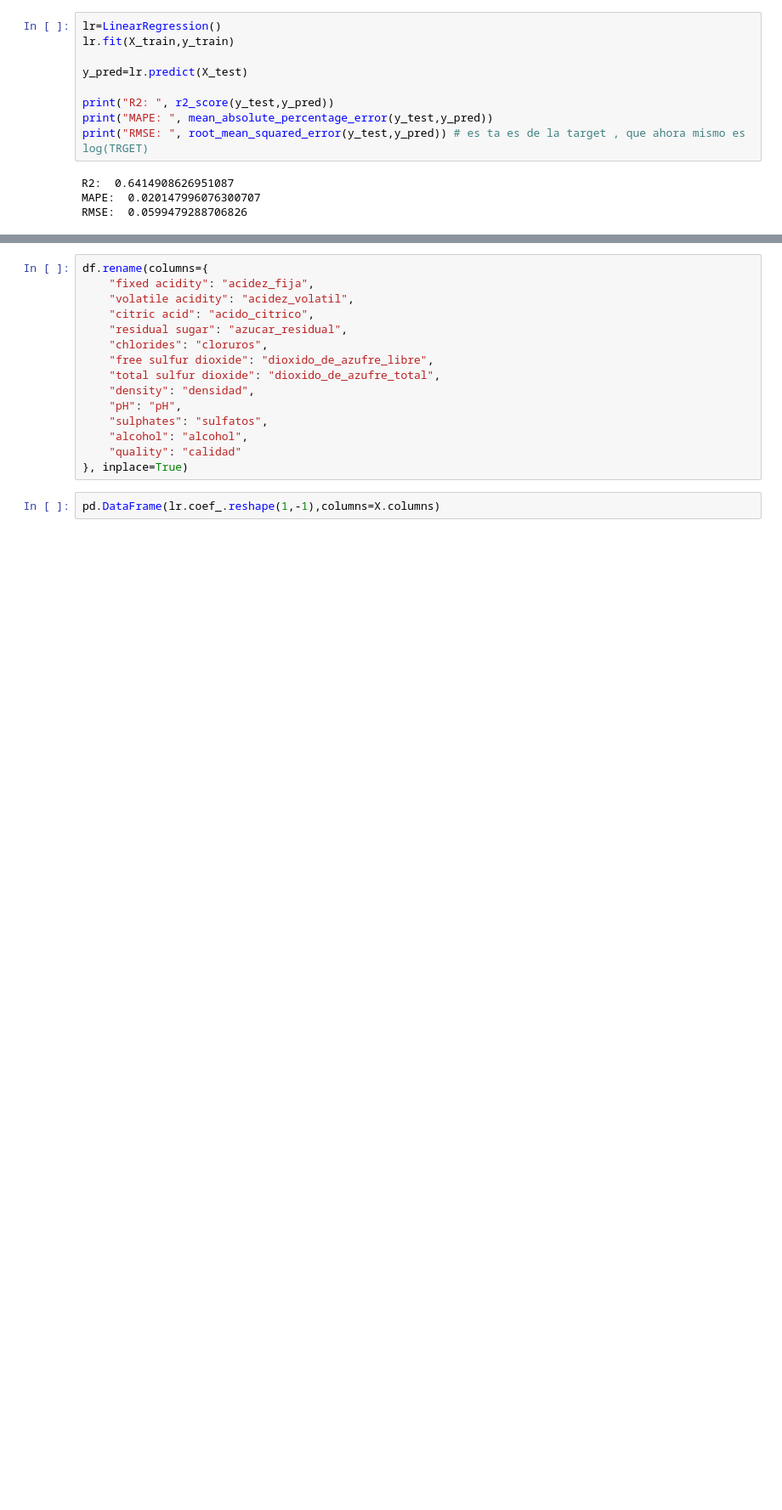
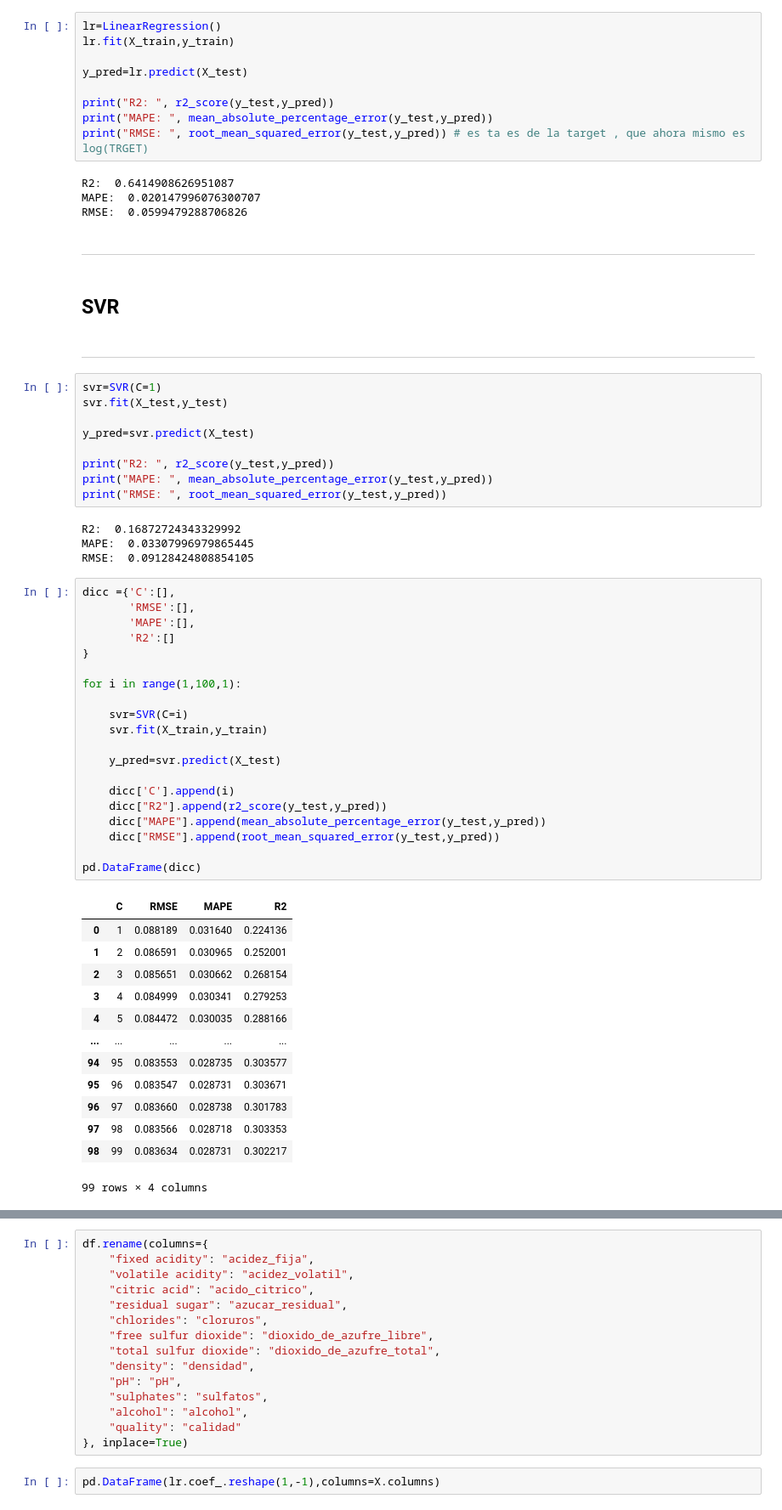
Before and after one commit to DenisiaPelu/DS102024, a Jupyter notebook: 3-MachineLearning/2-Supervisado/Ejercicios/practica.ipynb, the cells around one changed output, grey strips where cells are left out. Shown at 85% size. Drawn from its saved outputs; the diff is of its cells as text; blank space fills up the shorter version.

```diff
--- a/3-MachineLearning/2-Supervisado/Ejercicios/practica.ipynb
+++ b/3-MachineLearning/2-Supervisado/Ejercicios/practica.ipynb
@@ -189,3 +190,56 @@ print("RMSE: ", root_mean_squared_error(y_test,y_pred)) # es ta es de la target
 R2:  0.6414908626951087
 MAPE:  0.020147996076300707
 RMSE:  0.0599479288706826
+# %% [markdown]
+---------------------
+# %% [markdown]
+## SVR
+# %% [markdown]
+------------------------
+# %%
+svr=SVR(C=1)
+svr.fit(X_test,y_test)
+
+y_pred=svr.predict(X_test)
+
+print("R2: ", r2_score(y_test,y_pred))
+print("MAPE: ", mean_absolute_percentage_error(y_test,y_pred))
+print("RMSE: ", root_mean_squared_error(y_test,y_pred))
+# %% [output]
+R2:  0.16872724343329992
+MAPE:  0.03307996979865445
+RMSE:  0.09128424808854105
+# %%
+dicc ={'C':[],
+       'RMSE':[],
+       'MAPE':[],
+       'R2':[]
+}
+
+for i in range(1,100,1):
+
+    svr=SVR(C=i)
+    svr.fit(X_train,y_train)
+
+    y_pred=svr.predict(X_test)
+
+    dicc['C'].append(i)
+    dicc["R2"].append(r2_score(y_test,y_pred))
+    dicc["MAPE"].append(mean_absolute_percentage_error(y_test,y_pred))
+    dicc["RMSE"].append(root_mean_squared_error(y_test,y_pred))
+
+pd.DataFrame(dicc)
+# %% [output]
+|  | C | RMSE | MAPE | R2 |
+| 0 | 1 | 0.088189 | 0.031640 | 0.224136 |
+| 1 | 2 | 0.086591 | 0.030965 | 0.252001 |
+| 2 | 3 | 0.085651 | 0.030662 | 0.268154 |
+| 3 | 4 | 0.084999 | 0.030341 | 0.279253 |
+| 4 | 5 | 0.084472 | 0.030035 | 0.288166 |
+| ... | ... | ... | ... | ... |
+| 94 | 95 | 0.083553 | 0.028735 | 0.303577 |
+| 95 | 96 | 0.083547 | 0.028731 | 0.303671 |
+| 96 | 97 | 0.083660 | 0.028738 | 0.301783 |
+| 97 | 98 | 0.083566 | 0.028718 | 0.303353 |
+| 98 | 99 | 0.083634 | 0.028731 | 0.302217 |
+99 rows × 4 columns
```
Also changed, not shown: parts of 7 cells of this notebook, 2 other files.
